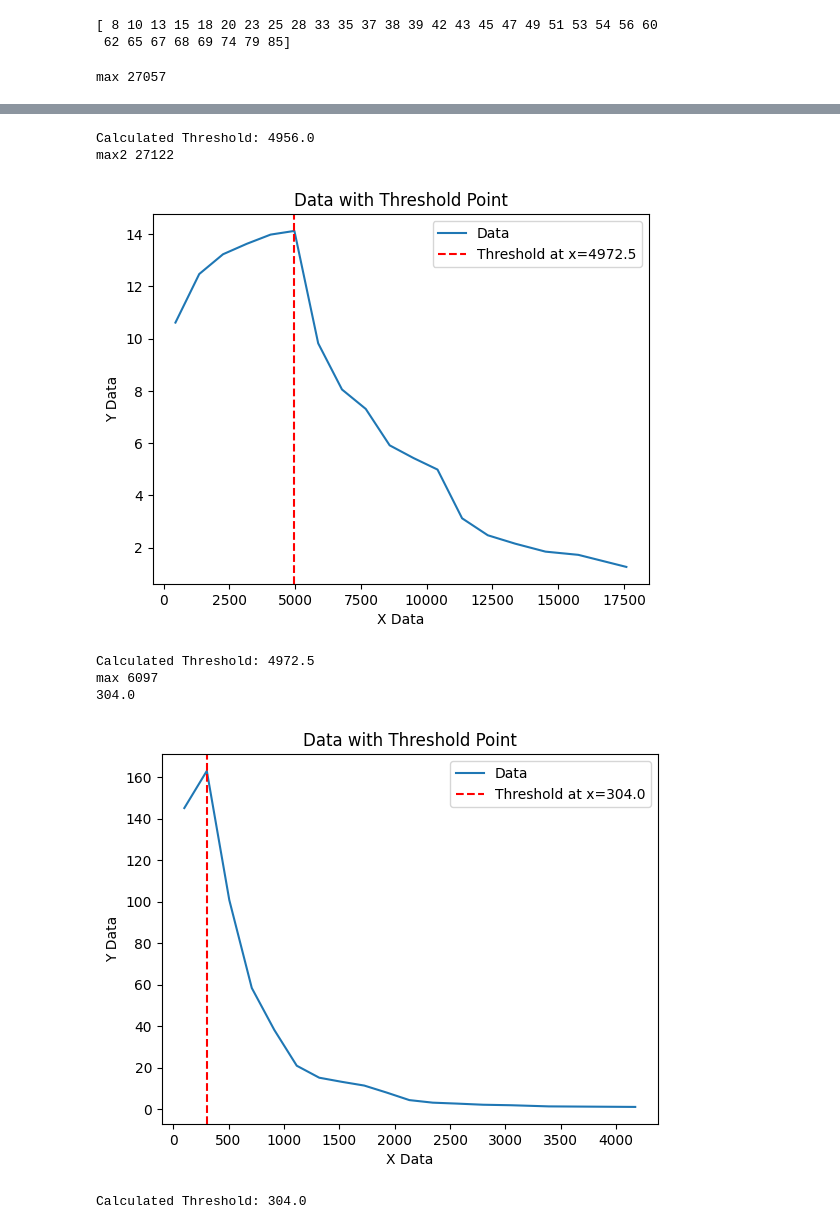
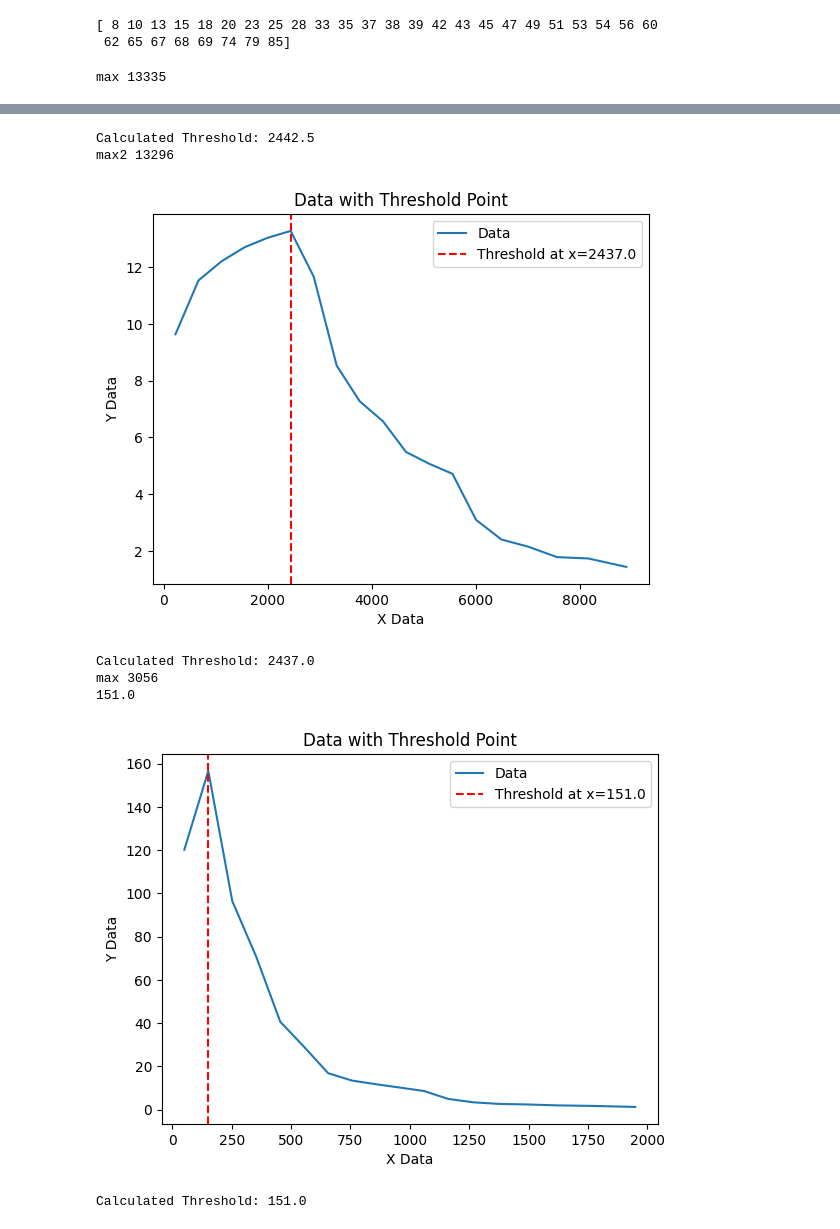
Before and after one commit to maher1719/patterns-in-prime-number, a Jupyter notebook: primes_threshold.ipynb, the cells around one changed output, grey strips where cells are left out. Drawn from its saved outputs; the diff is of its cells as text; code cells hidden in the pictures.

```diff
--- a/primes_threshold.ipynb
+++ b/primes_threshold.ipynb
@@ -234,7 +329,7 @@ import numpy as np
 import matplotlib.pyplot as plt
 import pandas as pd
 
-def smooth_data(x_data, y_data, group_size=100):
+def smooth_data(x_data, y_data, group_size):
     """
     Group data into intervals and calculate the mean of each group.
     """
@@ -283,7 +378,7 @@ def plot_data_with_threshold(x_data, y_data, threshold):
     plt.show()
 
 # Example data (replace with your actual data)
-datatxt_all = pd.read_csv('primes_data120000.txt')
+datatxt_all = pd.read_csv('primes_data60000.txt')
 datatxt_all=datatxt_all
 divid=30
 # Count occurrences of each number in the relevant columns
@@ -336,4 +431,4 @@ plot_data_with_threshold(smoothed_x, smoothed_y, np.floor(threshold))
 
 print(f"Calculated Threshold: {np.floor(threshold)}")
 # %% [output]
-max 27057
+max 13335
@@ -341,8 +436,8 @@ max 27057
-Calculated Threshold: 4956.0
-max2 27122
+Calculated Threshold: 2442.5
+max2 13296
-[figure, old version]
+[figure, new version]
-Calculated Threshold: 4972.5
-max 6097
-304.0
+Calculated Threshold: 2437.0
+max 3056
+151.0
-[figure, old version]
+[figure, new version]
-Calculated Threshold: 304.0
+Calculated Threshold: 151.0
```
Also changed, not shown: parts of 3 cells of this notebook.
